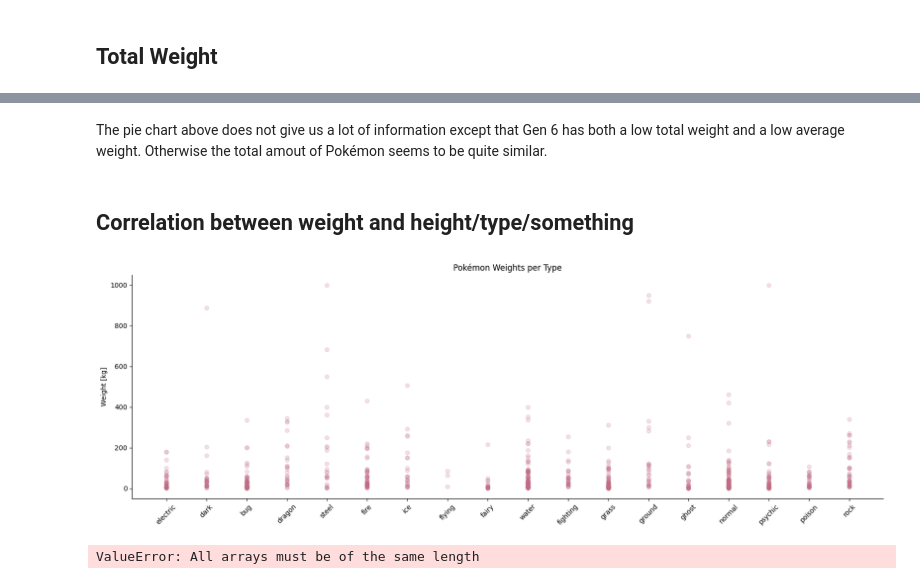
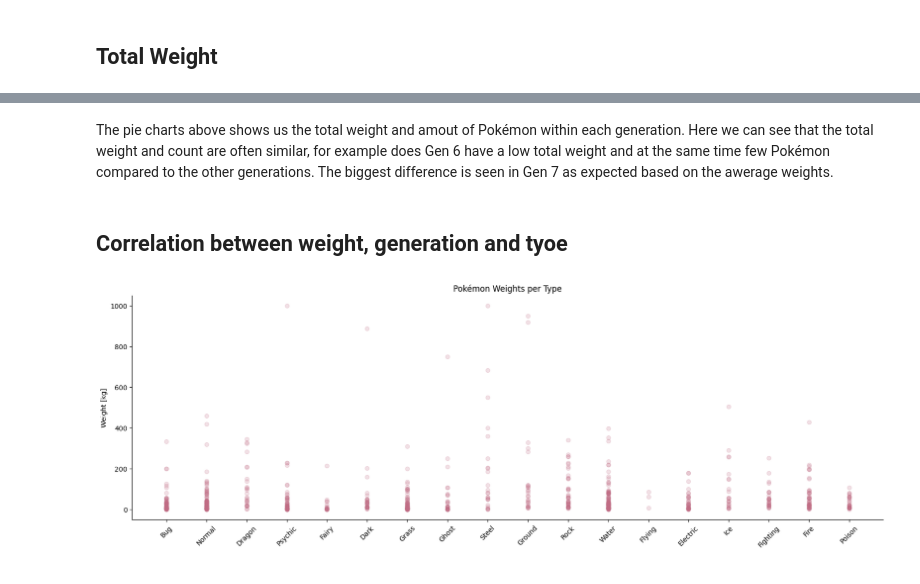
Before and after one commit to ylvao/HEL-8048, a Jupyter notebook: exam.ipynb, the cells around one changed output, grey strips where cells are left out. Saved outputs shown, nothing was run; the diff lists cells and outputs as text; code cells hidden in the pictures.

```diff
--- a/exam.ipynb
+++ b/exam.ipynb
@@ -55,15 +57,16 @@ for i in range(1, 8):
     plt.scatter([f'Gen {i}' for j in range(len(gen_weights[str(i)]))], gen_weights[str(i)], color="#C06C84", alpha=0.2)
 
 
-# Some custumization
-ax = plt.gca()
-ax.spines['top'].set_visible(False)
-ax.spines['right'].set_visible(False)
+# Crate function to emove top and right axis for visualization purposes
+def remove_top_right_axis():
+    ax = plt.gca()
+    ax.spines['top'].set_visible(False)
+    ax.spines['right'].set_visible(False)
 
+remove_top_right_axis()
 plt.ylabel("Weight [kg]")
 plt.title("Pokémon Weights per Generation")
 
-# plt.legend()
 plt.show()
 # %% [output]
 [figure]
@@ -288,65 +288,28 @@ Text(0.5, 1.0, 'Total Pokémon Weight Distribution by Generation')
-# %% [markdown]
-The pie chart above does not give us a lot of information except that Gen 6 has both a low total weight and a low average weight. Otherwise the total amout of Pokémon seems to be quite similar.
+# %% [markdown]
+The pie charts above shows us the total weight and amout of Pokémon within each generation. Here we can see that the total weight and count are often similar, for example does Gen 6 have a low total weight and at the same time few Pokémon compared to the other generations. The biggest difference is seen in Gen 7 as expected based on the awerage weights.
 # %% [markdown]
-## Correlation between weight and height/type/something
+## Correlation between weight, generation and tyoe
 # %%
 # Plot Pokémon Weights per Type
 plt.figure(figsize=(20, 6))  # Set figure size
 
+# Create scatter plot for the weights of each Pokémon type
 for type_name in types:
     plt.scatter(
-        [type_name] * len(type_weights[type_name]),  # Use type names
+        [type_name] * len(type_weights[type_name]),  # Use type names as x-axis labels
         type_weights[type_name],
         color="#C06C84",
         alpha=0.2
     )
 
 # Customization
-ax = plt.gca()
-ax.spines['top'].set_visible(False)
-ax.spines['right'].set_visible(False)
-
+remove_top_right_axis()
 plt.ylabel("Weight [kg]")
 plt.title("Pokémon Weights per Type")
-plt.xticks(rotation=45)  # Rotate x-axis labels for better readability
+
+# Rotate and capitalize x-axis labels for better readability
+plt.xticks(ticks=range(len(types)), labels=[t.capitalize() for t in types], rotation=45)
 
 plt.show()
 # %% [output]
-[figure, old version]
+[figure, new version]
-# %%
-import pandas as pd
-import seaborn as sns
-import matplotlib.pyplot as plt
-import csv
-
-# # Load data
-# weights = []
-# generations = []
-# types = []
-# with open(dataset_path, newline='') as data:
-#     reader = csv.DictReader(data)
-#     for row in reader:
-#         if row['weight_kg'] and row['generation'] and row['type1']:
-#             weights.append(float(row['weight_kg']))
-#             generations.append(int(row['generation']))
-#             types.append(row['type1'])
-
-# Create DataFrame
-df = pd.DataFrame({"Weight": weights, "Generation": generations, "Type": types})
-
-# Pivot table to get mean weights by type and generation
-df_pivot = df.pivot_table(values='Weight', index='Generation', columns='Type', aggfunc='mean')
-
-# Compute correlation matrix
-corr_matrix = df_pivot.corr()
-
-# Create a mask for the upper triangle
-mask = np.triu(np.ones_like(corr_matrix, dtype=bool))
-
-# Plot heatmap
-plt.figure(figsize=(12, 8))
-sns.heatmap(corr_matrix, mask=mask, annot=True, cmap='viridis', fmt='.2f', linewidths=0.5)
-plt.title('Correlation Matrix of Pokémon Weights by Type')
-plt.show()
-# %% [output]
-ValueError: All arrays must be of the same length
```
Also changed, not shown: parts of 15 cells of this notebook, 1 other file.
